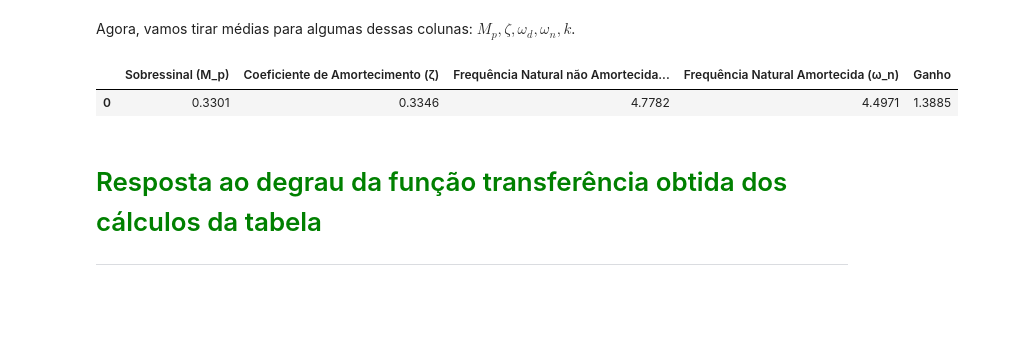
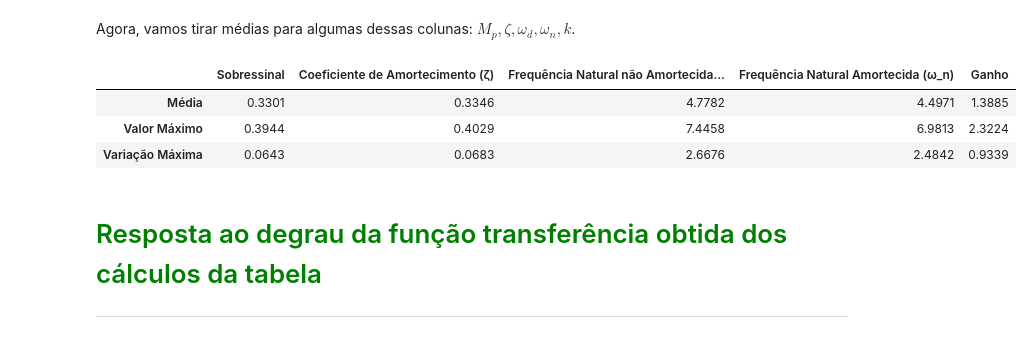
Before and after one commit to Batchuka/EoC-controle-automatico-IFES, a Jupyter notebook: PRT LAB 1 - Projeto de compensador para planta de pressao e nivel/Analise de conjunto de dados A5.ipynb, the cells around one changed output. Cells and saved outputs as stored; diff of their text form; code cells hidden in the pictures; blank space fills up the shorter version.

```diff
--- a/PRT LAB 1 - Projeto de compensador para planta de pressao e nivel/Analise de conjunto de dados A5.ipynb
+++ b/PRT LAB 1 - Projeto de compensador para planta de pressao e nivel/Analise de conjunto de dados A5.ipynb
@@ -141,26 +141,42 @@ df
 # %% [markdown]
 Agora, vamos tirar médias para algumas dessas colunas: $M_p, \zeta, \omega_d, \omega_n, k$.
 # %%
-# Calcula as médias das colunas desejadas
+# Calcula a média das colunas desejadas
 media_mp = df['Sobressinal (M_p)'].mean()
-media_zeta = df['Coeficiente de Amortecimento (\u03B6)'].mean()
-media_omega_d = df['Frequência Natural não Amortecida (\u03C9_d)'].mean()
-media_omega_n = df['Frequência Natural Amortecida (\u03C9_n)'].mean()
+media_zeta = df['Coeficiente de Amortecimento (ζ)'].mean()
+media_omega_d = df['Frequência Natural não Amortecida (ω_d)'].mean()
+media_omega_n = df['Frequência Natural Amortecida (ω_n)'].mean()
 media_k = df['Ganho'].mean()
 
-# Cria um novo DataFrame com as médias
+# Calcula a variação máxima em relação à média
+var_max_mp = df['Sobressinal (M_p)'].max() - media_mp
+var_max_zeta = df['Coeficiente de Amortecimento (ζ)'].max() - media_zeta
+var_max_omega_d = df['Frequência Natural não Amortecida (ω_d)'].max() - media_omega_d
+var_max_omega_n = df['Frequência Natural Amortecida (ω_n)'].max() - media_omega_n
+var_max_k = df['Ganho'].max() - media_k
+
+# Calcula o valor máximo das colunas
+max_mp = df['Sobressinal (M_p)'].max()
+max_zeta = df['Coeficiente de Amortecimento (ζ)'].max()
+max_omega_d = df['Frequência Natural não Amortecida (ω_d)'].max()
+max_omega_n = df['Frequência Natural Amortecida (ω_n)'].max()
+max_k = df['Ganho'].max()
+
+# Cria um novo DataFrame com as médias, valor máximo e variação máxima
 df_medias = pd.DataFrame({
-    'Sobressinal (M_p)': [media_mp],
-    'Coeficiente de Amortecimento (\u03B6)': [media_zeta],
-    'Frequência Natural não Amortecida (\u03C9_d)': [media_omega_d],
-    'Frequência Natural Amortecida (\u03C9_n)': [media_omega_n],
-    'Ganho': [media_k]
-})
+    'Sobressinal': [media_mp, max_mp, var_max_mp],
+    'Coeficiente de Amortecimento (ζ)': [media_zeta, max_zeta, var_max_zeta],
+    'Frequência Natural não Amortecida (ω_d)': [media_omega_d, max_omega_d, var_max_omega_d],
+    'Frequência Natural Amortecida (ω_n)': [media_omega_n, max_omega_n, var_max_omega_n],
+    'Ganho': [media_k, max_k, var_max_k]
+}, index=['Média', 'Valor Máximo', 'Variação Máxima'])
 
 df_medias
 # %% [output]
-|  | Sobressinal (M_p) | Coeficiente de Amortecimento (ζ) | Frequência Natural não Amortecida... | Frequência Natural Amortecida (ω_n) | Ganho |
-| 0 | 0.3301 | 0.3346 | 4.7782 | 4.4971 | 1.3885 |
+|  | Sobressinal | Coeficiente de Amortecimento (ζ) | Frequência Natural não Amortecida... | Frequência Natural Amortecida (ω_n) | Ganho |
+| Média | 0.3301 | 0.3346 | 4.7782 | 4.4971 | 1.3885 |
+| Valor Máximo | 0.3944 | 0.4029 | 7.4458 | 6.9813 | 2.3224 |
+| Variação Máxima | 0.0643 | 0.0683 | 2.6676 | 2.4842 | 0.9339 |
 # %% [markdown]
 # <font color='green' style='font-size: 30px;'> Resposta ao degrau da função transferência obtida dos cálculos da tabela
  </font> <hr style='border: 2px solid green;'>
```
Also changed, not shown: parts of 4 cells of this notebook, 3 other files.
